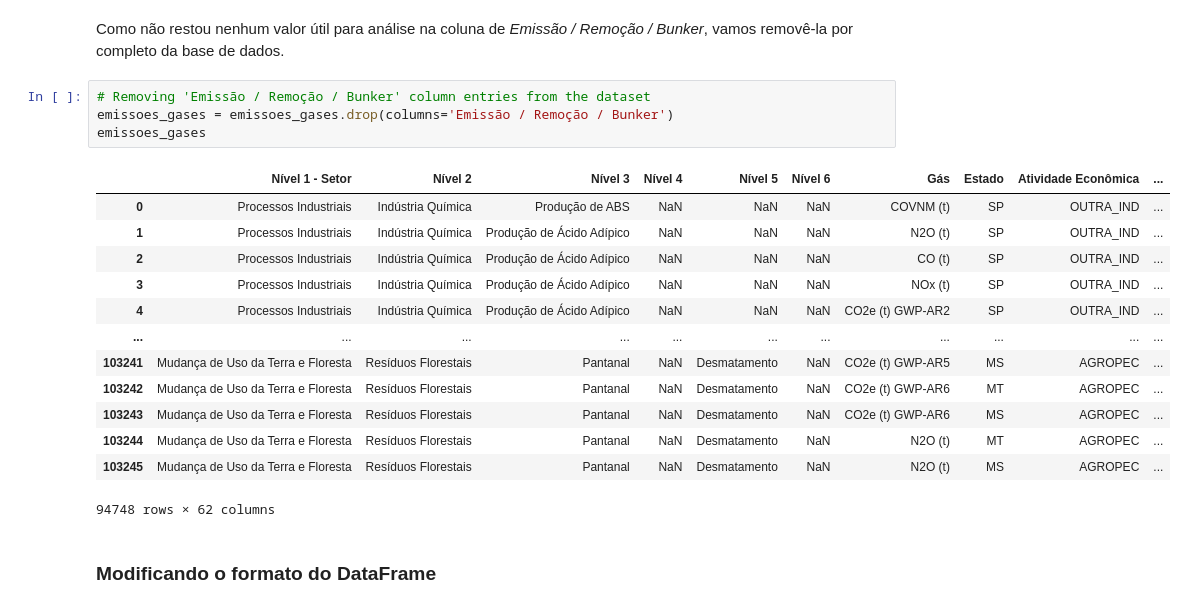
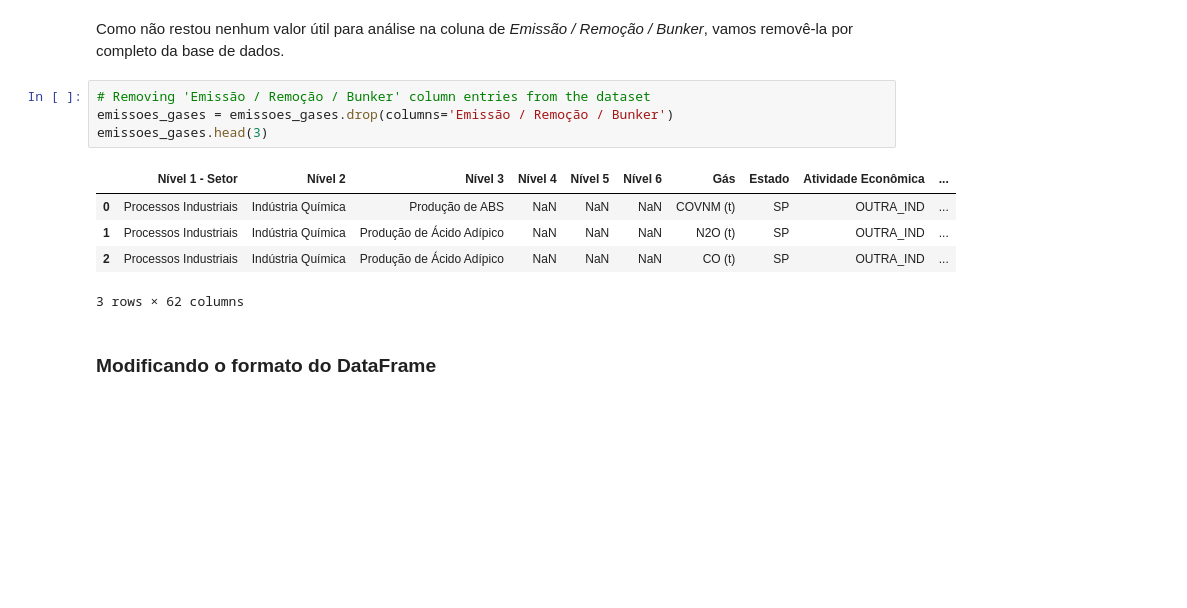
Before and after one commit to Matheus-Pombeiro/pandas_selecao_e_agrupamento, a Jupyter notebook: pandas_selecao_e_agrupamento.ipynb, the cells around one changed output. Cells and saved outputs as stored; diff of their text form; blank space fills up the shorter version.

```diff
--- a/pandas_selecao_e_agrupamento.ipynb
+++ b/pandas_selecao_e_agrupamento.ipynb
@@ -195,21 +195,13 @@ Como não restou nenhum valor útil para análise na coluna de *Emissão / Remo
 # %%
 # Removing 'Emissão / Remoção / Bunker' column entries from the dataset
 emissoes_gases = emissoes_gases.drop(columns='Emissão / Remoção / Bunker')
-emissoes_gases
+emissoes_gases.head(3)
 # %% [output]
 |  | Nível 1 - Setor | Nível 2 | Nível 3 | Nível 4 | Nível 5 | Nível 6 | Gás | Estado | Atividade Econômica | ... |
 | 0 | Processos Industriais | Indústria Química | Produção de ABS | NaN | NaN | NaN | COVNM (t) | SP | OUTRA_IND | ... |
 | 1 | Processos Industriais | Indústria Química | Produção de Ácido Adípico | NaN | NaN | NaN | N2O (t) | SP | OUTRA_IND | ... |
 | 2 | Processos Industriais | Indústria Química | Produção de Ácido Adípico | NaN | NaN | NaN | CO (t) | SP | OUTRA_IND | ... |
-| 3 | Processos Industriais | Indústria Química | Produção de Ácido Adípico | NaN | NaN | NaN | NOx (t) | SP | OUTRA_IND | ... |
-| 4 | Processos Industriais | Indústria Química | Produção de Ácido Adípico | NaN | NaN | NaN | CO2e (t) GWP-AR2 | SP | OUTRA_IND | ... |
-| ... | ... | ... | ... | ... | ... | ... | ... | ... | ... | ... |
-| 103241 | Mudança de Uso da Terra e Floresta | Resíduos Florestais | Pantanal | NaN | Desmatamento | NaN | CO2e (t) GWP-AR5 | MS | AGROPEC | ... |
-| 103242 | Mudança de Uso da Terra e Floresta | Resíduos Florestais | Pantanal | NaN | Desmatamento | NaN | CO2e (t) GWP-AR6 | MT | AGROPEC | ... |
-| 103243 | Mudança de Uso da Terra e Floresta | Resíduos Florestais | Pantanal | NaN | Desmatamento | NaN | CO2e (t) GWP-AR6 | MS | AGROPEC | ... |
-| 103244 | Mudança de Uso da Terra e Floresta | Resíduos Florestais | Pantanal | NaN | Desmatamento | NaN | N2O (t) | MT | AGROPEC | ... |
-| 103245 | Mudança de Uso da Terra e Floresta | Resíduos Florestais | Pantanal | NaN | Desmatamento | NaN | N2O (t) | MS | AGROPEC | ... |
-94748 rows × 62 columns
+3 rows × 62 columns
 # %% [markdown]
 ### Modificando o formato do DataFrame
 # %% [markdown]
```
Also changed, not shown: parts of 15 cells of this notebook.
